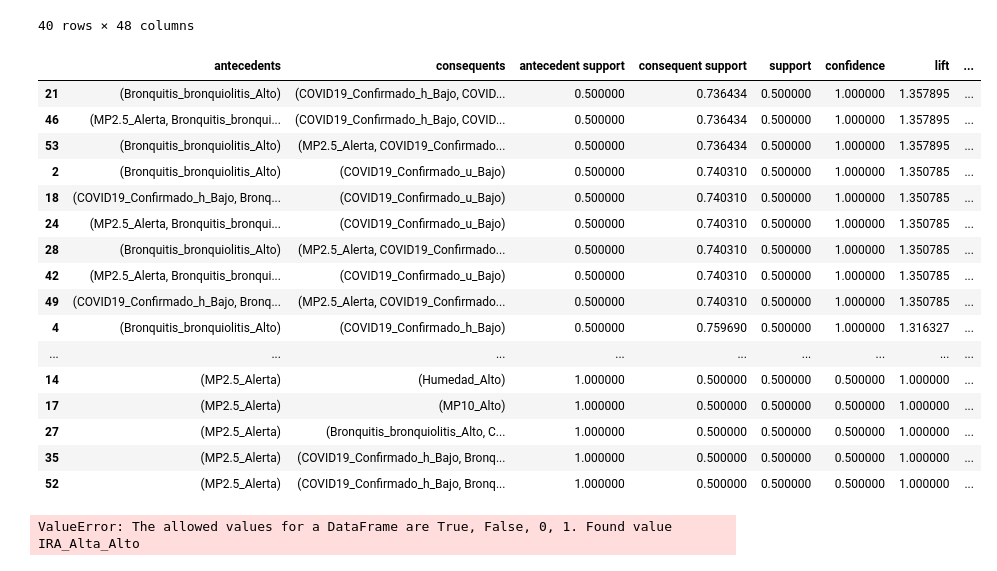
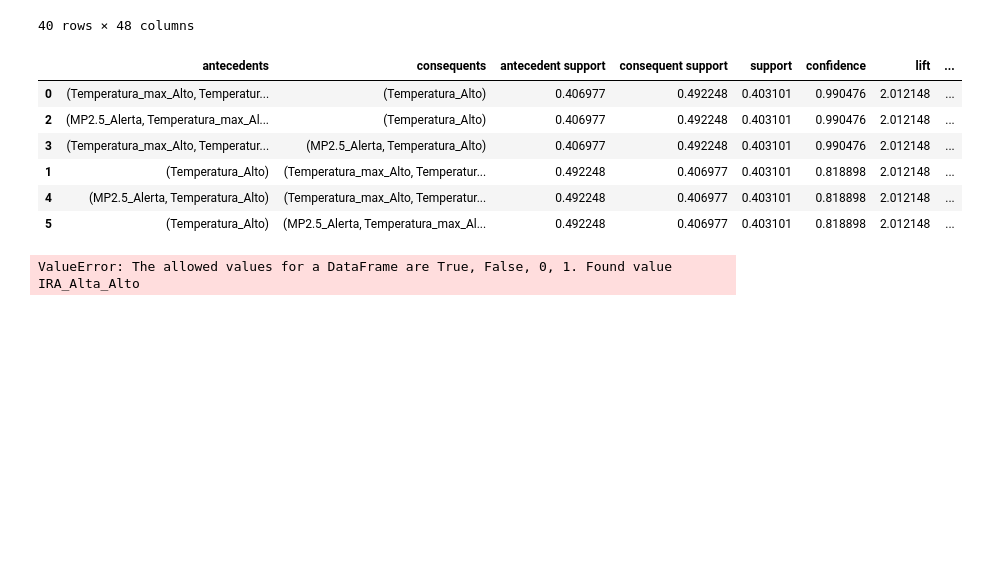
Before and after one commit to EscarabajoBomba/Proyecto_enfermedades, a Jupyter notebook: scriptnotebook.ipynb, the cells around one changed output. Saved outputs shown, nothing was run; the diff lists cells and outputs as text; code cells hidden in the pictures; blank space fills up the shorter version.

```diff
--- a/scriptnotebook.ipynb
+++ b/scriptnotebook.ipynb
@@ -575,8 +574,8 @@ for i in range(0,dataframefinal.shape[0]):
         dfapriori.CAUSAS_SISTEMA_RESPIRATORIO_Medio[i] = 1
     else:
         dfapriori.CAUSAS_SISTEMA_RESPIRATORIO_Alto[i] = 1
-
-for i in range(0,dataframefinal.shape[0]):
+#En los 2 casos de covid solo considero los ultimos años, por eso el for comienza al principio del 4to año
+for i in range(169,dataframefinal.shape[0]):
     if(dataframefinal.COVID19_Confirmado_u[i] <= 3.25):
         dfapriori.COVID19_Confirmado_u_Bajo[i] = 1
     elif(dataframefinal.COVID19_Confirmado_u[i] > 3.25 and dataframefinal.COVID19_Confirmado_u[i] <= 9.5):
@@ -584,7 +583,7 @@ for i in range(0,dataframefinal.shape[0]):
     else:
         dfapriori.COVID19_Confirmado_u_Alto[i] = 1
 
-for i in range(0,dataframefinal.shape[0]):
+for i in range(169,dataframefinal.shape[0]):
     if(dataframefinal.COVID19_Confirmado_h[i] <= 2):
         dfapriori.COVID19_Confirmado_h_Bajo[i] = 1
     elif(dataframefinal.COVID19_Confirmado_h[i] > 2 and dataframefinal.COVID19_Confirmado_h[i] <= 4.5):
@@ -661,28 +660,18 @@ dfapriori.tail(40)
 | 257 | 0 | 1 | 0 | 1 | 0 | 0 | ... |
 40 rows × 48 columns
 # %%
-frq_items = apriori(dfapriori, min_support=0.5, use_colnames=True)
-rules = association_rules(frq_items, metric ="lift", min_threshold = 1)
+frq_items = apriori(dfapriori, min_support=0.4, use_colnames=True)
+rules = association_rules(frq_items, metric ="lift", min_threshold = 2)
 rules = rules.sort_values(['confidence', 'lift'], ascending =[False, False])
 rules
 # %% [output]
 |  | antecedents | consequents | antecedent support | consequent support | support | confidence | lift | ... |
-| 21 | (Bronquitis_bronquiolitis_Alto) | (COVID19_Confirmado_h_Bajo, COVID... | 0.500000 | 0.736434 | 0.500000 | 1.000000 | 1.357895 | ... |
-| 46 | (MP2.5_Alerta, Bronquitis_bronqui... | (COVID19_Confirmado_h_Bajo, COVID... | 0.500000 | 0.736434 | 0.500000 | 1.000000 | 1.357895 | ... |
-| 53 | (Bronquitis_bronquiolitis_Alto) | (MP2.5_Alerta, COVID19_Confirmado... | 0.500000 | 0.736434 | 0.500000 | 1.000000 | 1.357895 | ... |
-| 2 | (Bronquitis_bronquiolitis_Alto) | (COVID19_Confirmado_u_Bajo) | 0.500000 | 0.740310 | 0.500000 | 1.000000 | 1.350785 | ... |
-| 18 | (COVID19_Confirmado_h_Bajo, Bronq... | (COVID19_Confirmado_u_Bajo) | 0.500000 | 0.740310 | 0.500000 | 1.000000 | 1.350785 | ... |
-| 24 | (MP2.5_Alerta, Bronquitis_bronqui... | (COVID19_Confirmado_u_Bajo) | 0.500000 | 0.740310 | 0.500000 | 1.000000 | 1.350785 | ... |
-| 28 | (Bronquitis_bronquiolitis_Alto) | (MP2.5_Alerta, COVID19_Confirmado... | 0.500000 | 0.740310 | 0.500000 | 1.000000 | 1.350785 | ... |
-| 42 | (MP2.5_Alerta, Bronquitis_bronqui... | (COVID19_Confirmado_u_Bajo) | 0.500000 | 0.740310 | 0.500000 | 1.000000 | 1.350785 | ... |
-| 49 | (COVID19_Confirmado_h_Bajo, Bronq... | (MP2.5_Alerta, COVID19_Confirmado... | 0.500000 | 0.740310 | 0.500000 | 1.000000 | 1.350785 | ... |
-| 4 | (Bronquitis_bronquiolitis_Alto) | (COVID19_Confirmado_h_Bajo) | 0.500000 | 0.759690 | 0.500000 | 1.000000 | 1.316327 | ... |
-| ... | ... | ... | ... | ... | ... | ... | ... | ... |
-| 14 | (MP2.5_Alerta) | (Humedad_Alto) | 1.000000 | 0.500000 | 0.500000 | 0.500000 | 1.000000 | ... |
-| 17 | (MP2.5_Alerta) | (MP10_Alto) | 1.000000 | 0.500000 | 0.500000 | 0.500000 | 1.000000 | ... |
-| 27 | (MP2.5_Alerta) | (Bronquitis_bronquiolitis_Alto, C... | 1.000000 | 0.500000 | 0.500000 | 0.500000 | 1.000000 | ... |
-| 35 | (MP2.5_Alerta) | (COVID19_Confirmado_h_Bajo, Bronq... | 1.000000 | 0.500000 | 0.500000 | 0.500000 | 1.000000 | ... |
-| 52 | (MP2.5_Alerta) | (COVID19_Confirmado_h_Bajo, Bronq... | 1.000000 | 0.500000 | 0.500000 | 0.500000 | 1.000000 | ... |
+| 0 | (Temperatura_max_Alto, Temperatur... | (Temperatura_Alto) | 0.406977 | 0.492248 | 0.403101 | 0.990476 | 2.012148 | ... |
+| 2 | (MP2.5_Alerta, Temperatura_max_Al... | (Temperatura_Alto) | 0.406977 | 0.492248 | 0.403101 | 0.990476 | 2.012148 | ... |
+| 3 | (Temperatura_max_Alto, Temperatur... | (MP2.5_Alerta, Temperatura_Alto) | 0.406977 | 0.492248 | 0.403101 | 0.990476 | 2.012148 | ... |
+| 1 | (Temperatura_Alto) | (Temperatura_max_Alto, Temperatur... | 0.492248 | 0.406977 | 0.403101 | 0.818898 | 2.012148 | ... |
+| 4 | (MP2.5_Alerta, Temperatura_Alto) | (Temperatura_max_Alto, Temperatur... | 0.492248 | 0.406977 | 0.403101 | 0.818898 | 2.012148 | ... |
+| 5 | (Temperatura_Alto) | (MP2.5_Alerta, Temperatura_max_Al... | 0.492248 | 0.406977 | 0.403101 | 0.818898 | 2.012148 | ... |
 # %%
 dfcategorico.shape
 records = []
```
Also changed, not shown: parts of 2 cells of this notebook.
